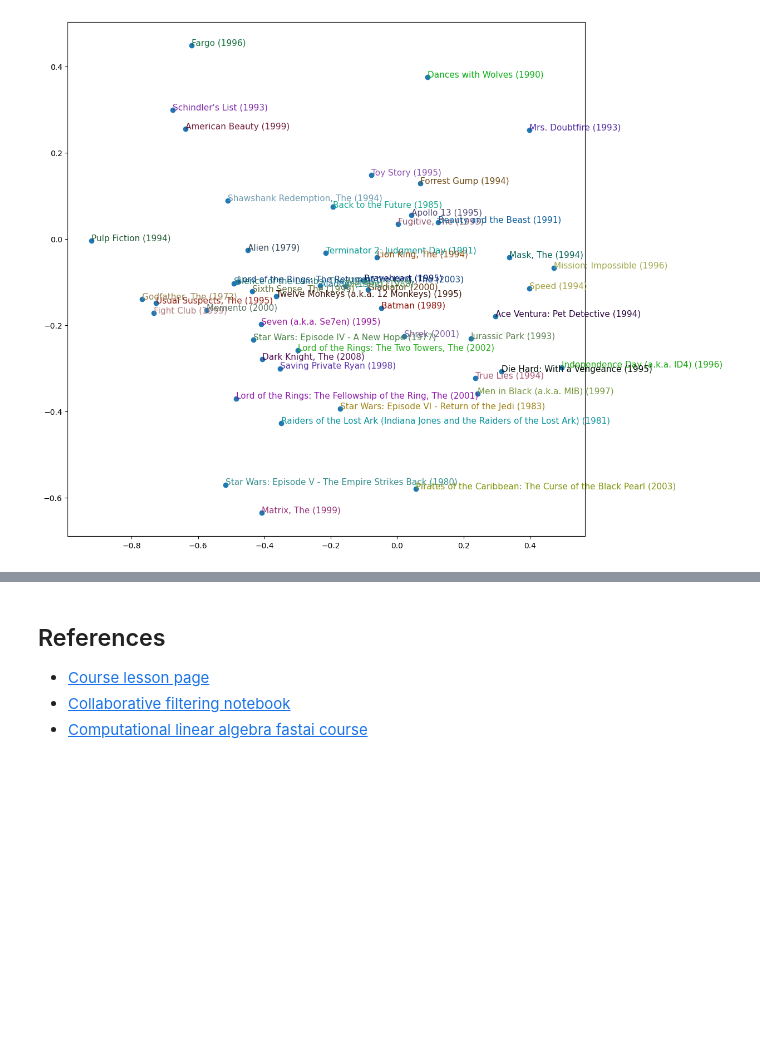
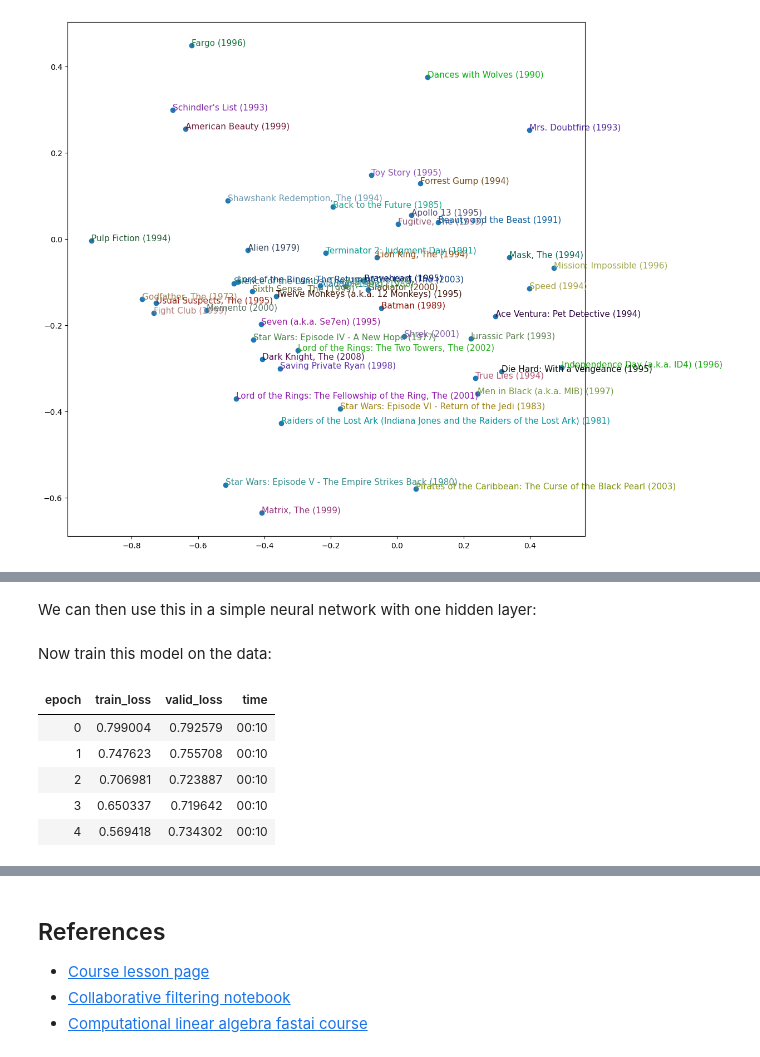
Before and after one commit to gjohl/gjohl.github.io, a Jupyter notebook: posts/ml/fastai/lesson7/lesson.ipynb, the cells around one changed output, grey strips where cells are left out. Drawn from its saved outputs; the diff is of its cells as text; code cells hidden in the pictures; blank space fills up the shorter version.

Commit message:
Finish collaborative filtering notebook

```diff
--- a/posts/ml/fastai/lesson7/lesson.ipynb
+++ b/posts/ml/fastai/lesson7/lesson.ipynb
@@ -417 +429,4 @@ We can also use the “embedding distance” (distance in the latent space) to s
 We can repeat the same exercise using the collaborative filter from the fastai library to see how it compares to our from-scratch implementation.
+# %%
+learn_fast = collab_learner(dls, n_factors=embedding_dim, y_range=(0, 5.5))
+learn_fast.fit_one_cycle(num_epochs, max_learning_rate, wd=weight_decay)
@@ -417,0 +480,34 @@ We can repeat the same exercise using the collaborative filter from the fastai l
+# %%
+(user_num_classes, user_num_embeddings), (item_num_classes, item_num_embeddings) = get_emb_sz(dls)
+# %% [markdown]
+We can then use this in a simple neural network with one hidden layer:
+# %%
+class CollabNN(Module):
+    def __init__(self, user_embedding_size, item_embedding_size, y_range=(0, 5.5), n_activations=100):
+        self.user_factors = Embedding(*user_embedding_size)
+        self.item_factors = Embedding(*item_embedding_size)
+        self.layers = torch.nn.Sequential(
+            torch.nn.Linear(user_embedding_size[1] + item_embedding_size[1], n_activations),
+            torch.nn.ReLU(),
+            torch.nn.Linear(n_activations, 1))
+        self.y_range = y_range
+
+    def forward(self, x):
+        embs = self.user_factors(x[:, 0]), self.item_factors(x[:, 1])
+        x = self.layers(torch.cat(embs, dim=1))
+        return sigmoid_range(x, *self.y_range)
+
+collab_nn_model = CollabNN(user_embedding_size=(user_num_classes, user_num_embeddings),
+                           item_embedding_size=(item_num_classes, item_num_embeddings))
+# %% [markdown]
+Now train this model on the data:
+# %%
+learn_nn = Learner(dls, collab_nn_model, loss_func=MSELossFlat())
+learn_nn.fit_one_cycle(num_epochs, max_learning_rate, wd=weight_decay)
+# %% [output]
+| epoch | train_loss | valid_loss | time |
+| 0 | 0.799004 | 0.792579 | 00:10 |
+| 1 | 0.747623 | 0.755708 | 00:10 |
+| 2 | 0.706981 | 0.723887 | 00:10 |
+| 3 | 0.650337 | 0.719642 | 00:10 |
+| 4 | 0.569418 | 0.734302 | 00:10 |
```
Also changed, not shown: parts of 13 cells of this notebook, 4 other files.
